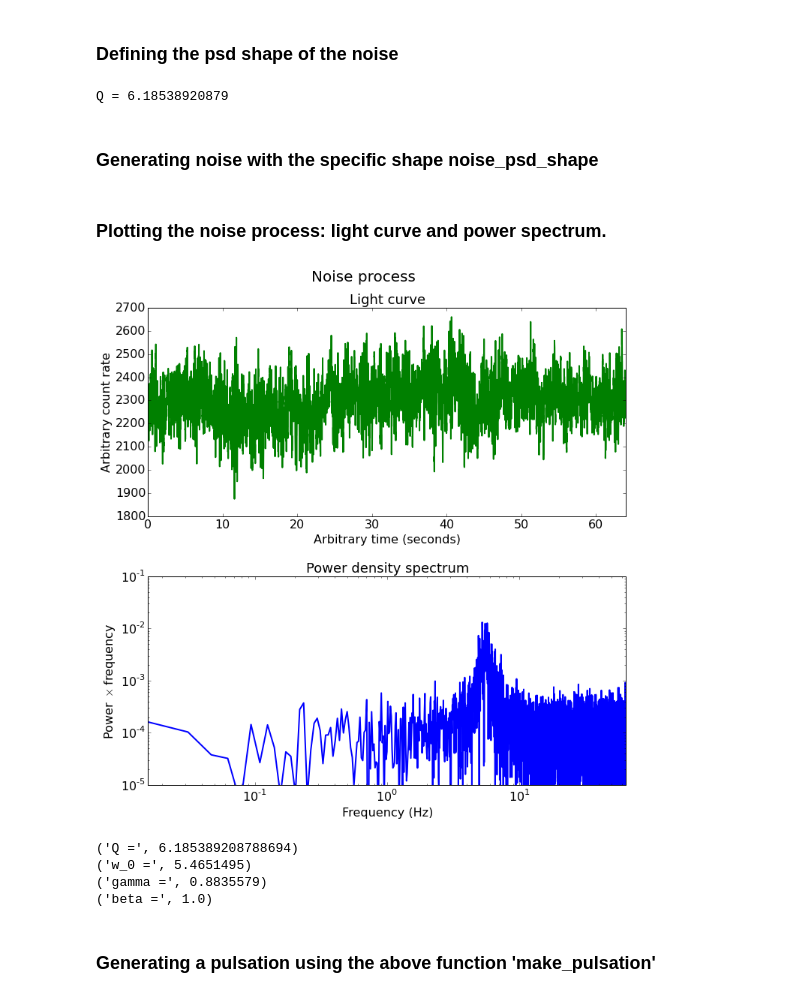
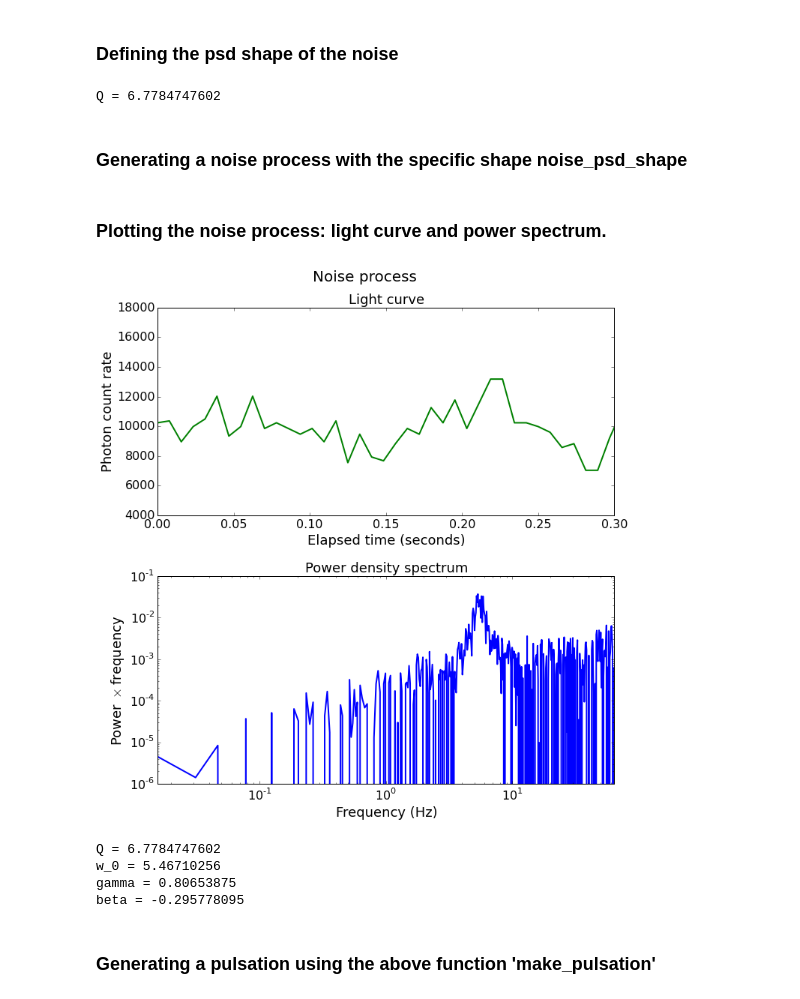
Before and after one commit to evandromr/whizzy_scripts, a Jupyter notebook: TimmerKoenig.ipynb, the cells around one changed output. Saved outputs shown, nothing was run; the diff lists cells and outputs as text; code cells hidden in the pictures.

```diff
--- a/TimmerKoenig.ipynb
+++ b/TimmerKoenig.ipynb
@@ -101,27 +176,27 @@ nyquist = pos_freq[-1]
 # %% [markdown]
 ### Defining the psd shape of the noise
 # %%
-noise_psd_variance = 1e-7
-noise_mean_rate = 2300
+noise_psd_variance = 0.007  ## in fractional rms^2 units
+noise_mean_rate = 10000.0  ## in count rate units
 
-beta = 1.0  ## Negative slope of power law (negative is added later)
-## For QPOs, Q factor is w_0 / gamma
-w_1 = 5.4651495  ## Centroid frequency of QPO
-gamma_1 = 0.8835579  ## FWHM of QPO
+beta = -2.95778095e-01  ## Slope of power law (include negative here if needed)
+w_1 = 5.46710256  ## Centroid frequency of QPO
+gamma_1 = 0.80653875  ## FWHM of QPO
+pl_scale = 0.01  ## relative scale factor
+qpo_scale = 1.0  ## relative scale factor
 
-Q = w_1 / float(gamma_1)
+Q = w_1 / float(gamma_1) ## For QPOs, Q factor is w_0 / gamma
 print "Q =", Q
 
 # noise_psd_shape = noise_psd_variance * powerlaw(pos_freq, beta)
-noise_psd_shape = noise_psd_variance * (lorentzian(pos_freq, w_1, gamma_1) + 0.1 * powerlaw(pos_freq, beta))
+noise_psd_shape = noise_psd_variance * (qpo_scale * lorentzian(pos_freq, w_1, gamma_1) + pl_scale * powerlaw(pos_freq, beta))
 # noise_psd_shape = lorentzian(pos_freq, w_1, gamma_1) + lorentzian(pos_freq, w_2, gamma_2) + powerlaw(pos_freq, beta)
 # noise_psd_shape = lorentzian(pos_freq, w_1, gamma_1) + lorentzian(pos_freq, w_2, gamma_2)
-
-## If you get a 'divide by zero' runtime error, run this box again. It's not a problem.
+noise_psd_shape = inv_frac_rms2_norm(noise_psd_shape, dt, n_bins, noise_mean_rate)
 # %% [output]
-Q = 6.18538920879
+Q = 6.7784747602
 # %% [markdown]
-### Generating noise with the specific shape noise_psd_shape
+### Generating a noise process with the specific shape noise_psd_shape
 # %%
 rand_r = np.random.standard_normal(len(pos_freq))
 rand_i = np.random.standard_normal(len(pos_freq)-1)
@@ -157,49 +236,50 @@ time = time_bins * dt
 # %%
 super_title_noise="Noise process"
 
-npn_noise = noise_power * pos_freq
+npn_noise = rb_power * rb_freq
+time_bins = np.arange(n_bins)
+time = time_bins * dt
 
 fig, (ax1, ax2) = plt.subplots(2,1, figsize=(10,10))
 fig.suptitle(super_title_noise, fontsize=20, y=1.03)
 
-ax1.plot(time, noise_lc, linewidth=2.0, color='g')
-ax1.set_xlabel('Arbitrary time (seconds)', fontsize=16)
-ax1.set_ylabel('Arbitrary count rate', fontsize=16)
+ax1.plot(time, noise_lc_poiss, linewidth=2.0, color='g')
+ax1.set_xlabel('Elapsed time (seconds)', fontproperties=font_prop)
+ax1.set_ylabel('Photon count rate', fontproperties=font_prop)
 # ax1.set_xlim(0,0.3)
 ax1.set_xlim(np.min(time), np.max(time))
 # ax1.set_ylim(0,)
 ax1.tick_params(axis='x', labelsize=16, bottom=True, top=True, labelbottom=True, labeltop=False)
 ax1.tick_params(axis='y', labelsize=16, left=True, right=True, labelleft=True, labelright=False)
-ax1.set_title('Light curve', fontsize=18)
+ax1.set_title('Light curve', fontproperties=font_prop)
 
 # ax2.plot(pos_freq, pulse_power * pos_freq, linewidth=2.0)
-ax2.plot(pos_freq, npn_noise, linewidth=2.0)
+ax2.plot(rb_freq, npn_noise, linewidth=2.0)
 ax2.set_xscale('log')
 ax2.set_yscale('log')
-ax2.set_xlabel(r'Frequency (Hz)', fontsize=16)
-# ax2.set_ylabel(r'$\nu$ * P($\nu$) (frac. rms$^2$ $\cdot$ Hz)', fontsize=16)
-ax2.set_ylabel(r'Power $\times$ frequency', fontsize=16)
+ax2.set_xlabel(r'Frequency (Hz)', fontproperties=font_prop)
+ax2.set_ylabel(r'Power $\times$ frequency', fontproperties=font_prop)
 ax2.set_xlim(0, nyquist)
 # ax2.set_xlim(0,200)
-ax2.set_ylim(1e-5, 1e-1)
+# ax2.set_ylim(1e-5, 1e-1)
 ax2.tick_params(axis='x', labelsize=16, bottom=True, top=True, labelbottom=True, labeltop=False)
 ax2.tick_params(axis='y', labelsize=16, left=True, right=True, labelleft=True, labelright=False)
-ax2.set_title('Power density spectrum', fontsize=18)
+ax2.set_title('Power density spectrum', fontproperties=font_prop)
 
 fig.tight_layout(pad=1.0, h_pad=2.0)
 plt.show()
 
 # print np.var(noise_power, ddof=1)
-print("Q =", Q)
-print("w_0 =", w_1)
-print("gamma =", gamma_1)
-print("beta =", beta)
+print "Q =", Q
+print "w_0 =", w_1
+print "gamma =", gamma_1
+print "beta =", beta
 # %% [output]
-[figure, old version]
+[figure, new version]
-('Q =', 6.185389208788694)
-('w_0 =', 5.4651495)
-('gamma =', 0.8835579)
-('beta =', 1.0)
+Q = 6.7784747602
+w_0 = 5.46710256
+gamma = 0.80653875
+beta = -0.295778095
 # %% [markdown]
 ### Generating a pulsation using the above function 'make_pulsation'
 # %%
```
Also changed, not shown: parts of 15 cells of this notebook.
